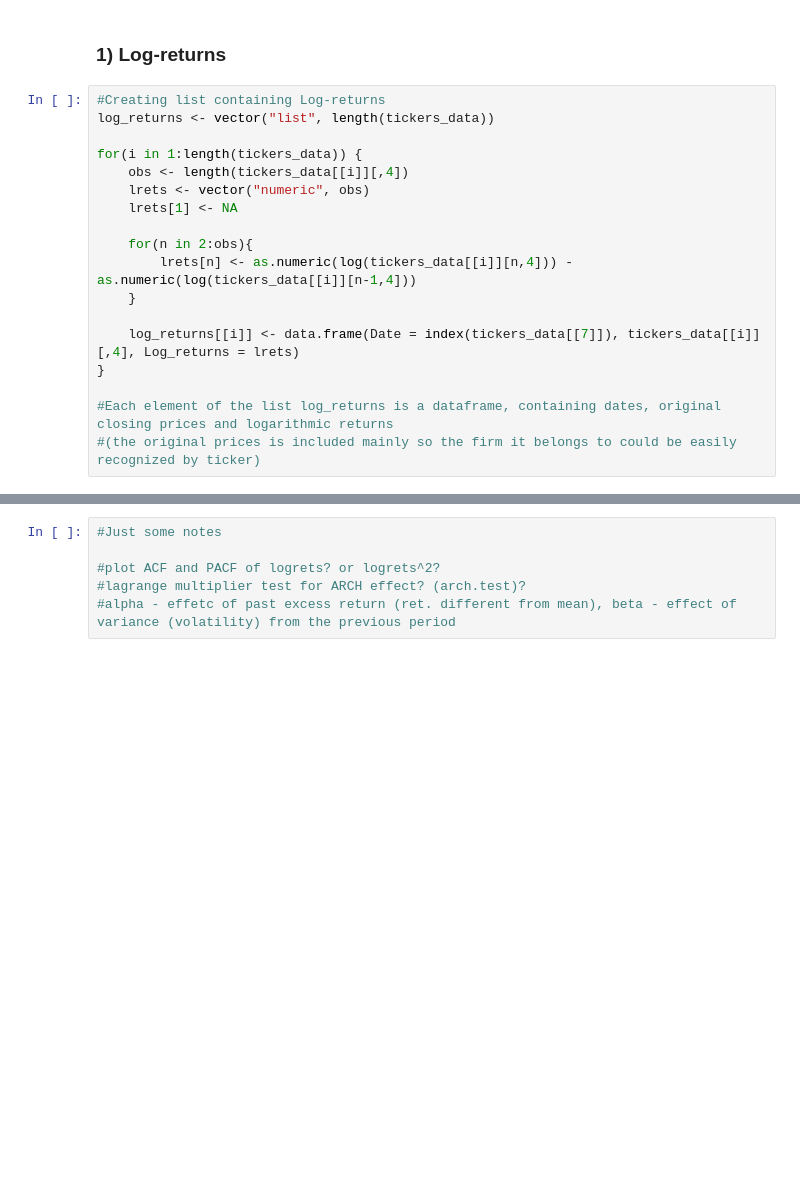
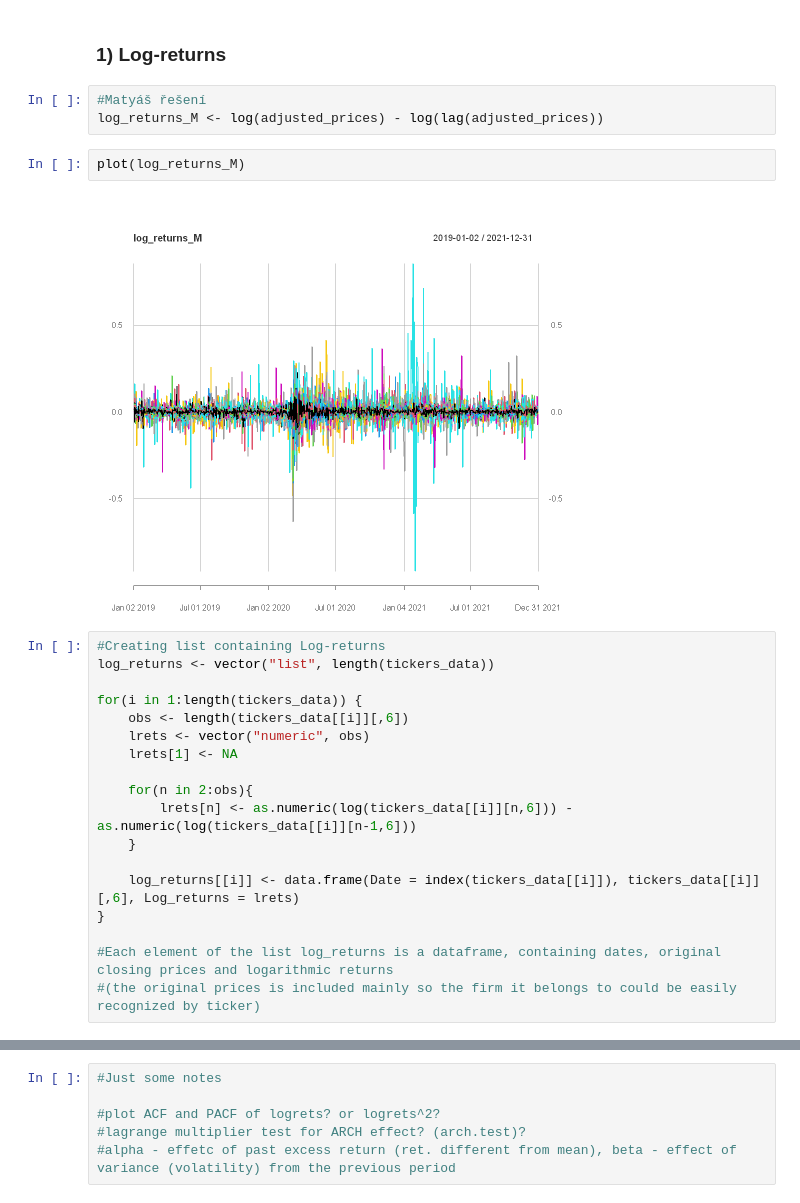
Before and after one commit to JanK0095/Financial-Econometrics-Course-Projects, a Jupyter notebook: HW2/Problem 1.ipynb, the cells around one changed output, grey strips where cells are left out. Saved outputs shown, nothing was run; the diff lists cells and outputs as text; blank space fills up the shorter version.

```diff
--- a/HW2/Problem 1.ipynb
+++ b/HW2/Problem 1.ipynb
@@ -48,19 +54,26 @@ sum(is_close == "Close") #If we get here sum of 100, we got all the closing pric
 # %% [markdown]
 ### 1) Log-returns
+# %%
+#Matyáš řešení
+log_returns_M <- log(adjusted_prices) - log(lag(adjusted_prices))
+# %%
+plot(log_returns_M)
+# %% [output]
+[figure, added]
 # %%
 #Creating list containing Log-returns
 log_returns <- vector("list", length(tickers_data))
 
 for(i in 1:length(tickers_data)) {
-    obs <- length(tickers_data[[i]][,4])
+    obs <- length(tickers_data[[i]][,6])
     lrets <- vector("numeric", obs)
     lrets[1] <- NA
 
     for(n in 2:obs){
-        lrets[n] <- as.numeric(log(tickers_data[[i]][n,4])) - as.numeric(log(tickers_data[[i]][n-1,4]))
+        lrets[n] <- as.numeric(log(tickers_data[[i]][n,6])) - as.numeric(log(tickers_data[[i]][n-1,6]))
     }
 
-    log_returns[[i]] <- data.frame(Date = index(tickers_data[[7]]), tickers_data[[i]][,4], Log_returns = lrets)
+    log_returns[[i]] <- data.frame(Date = index(tickers_data[[i]]), tickers_data[[i]][,6], Log_returns = lrets)
 }
 
 #Each element of the list log_returns is a dataframe, containing dates, original closing prices and logarithmic returns
```
Also changed, not shown: parts of 14 cells of this notebook.
